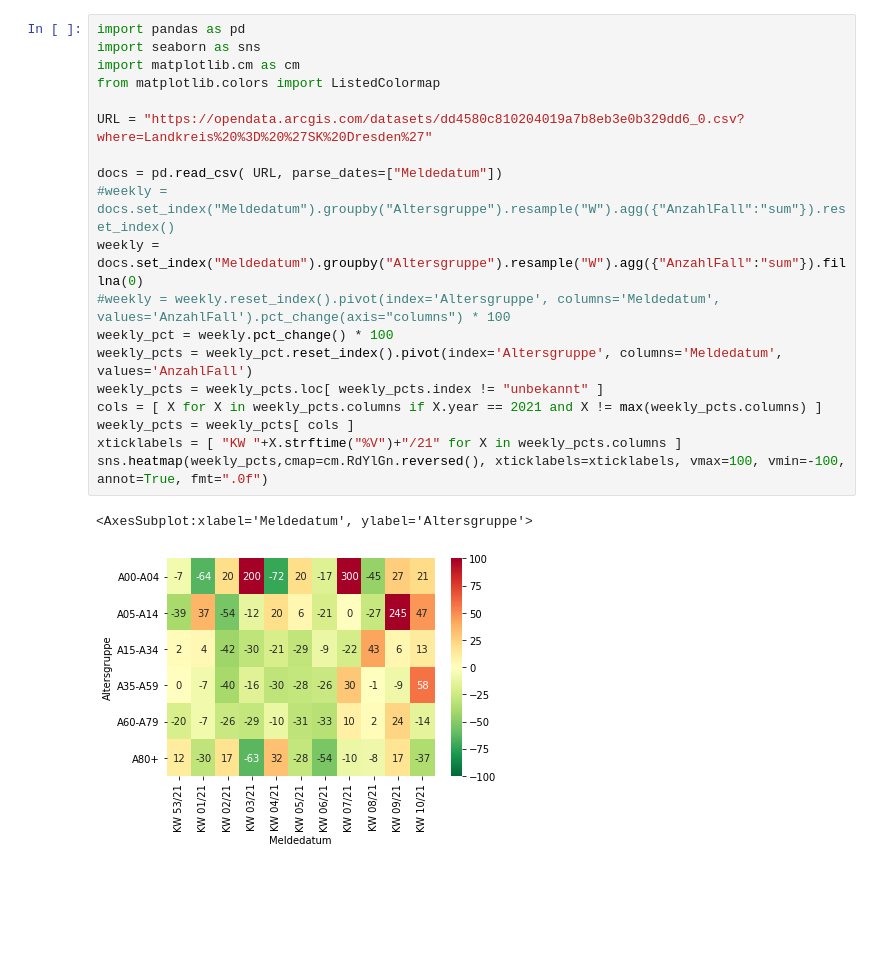
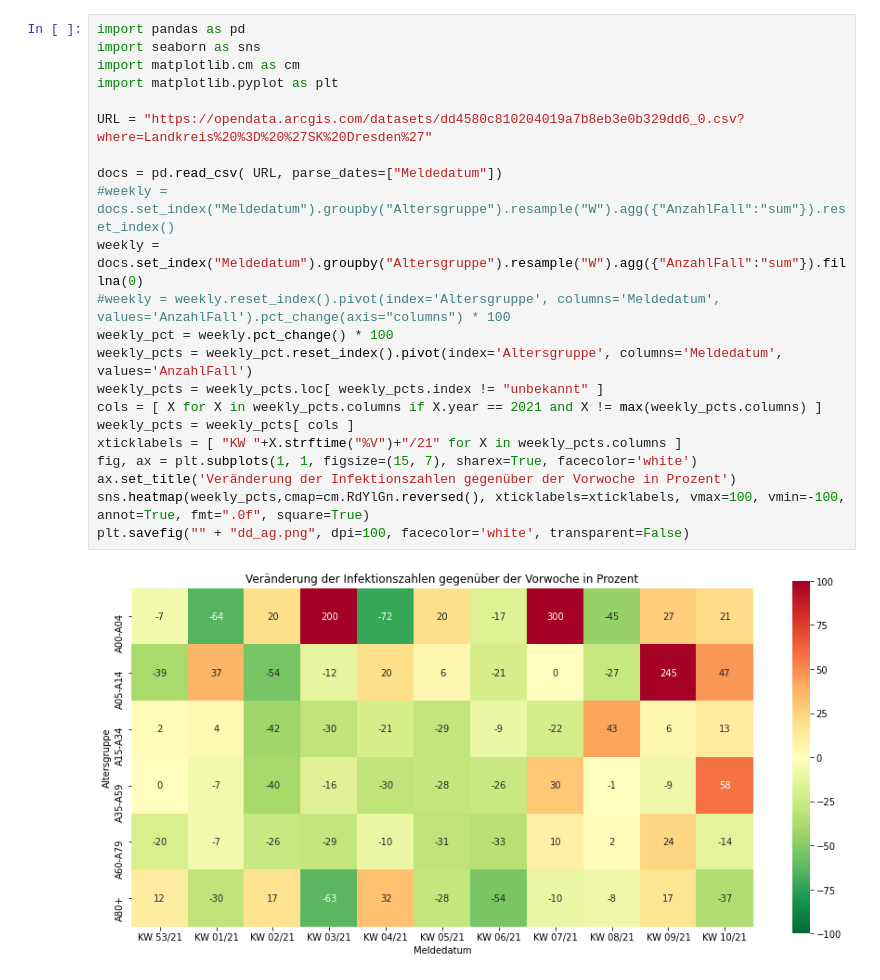
Before and after one commit to mkluge/covid-19, a Jupyter notebook: data/Dresden Altersgruppen.ipynb, the cells around one changed output. Saved outputs shown, nothing was run; the diff lists cells and outputs as text; blank space fills up the shorter version.

```diff
--- a/data/Dresden Altersgruppen.ipynb
+++ b/data/Dresden Altersgruppen.ipynb
@@ -1,22 +1,24 @@
 # %%
 import pandas as pd
 import seaborn as sns
 import matplotlib.cm as cm
-from matplotlib.colors import ListedColormap
+import matplotlib.pyplot as plt
 
 URL = "https://opendata.arcgis.com/datasets/dd4580c810204019a7b8eb3e0b329dd6_0.csv?where=Landkreis%20%3D%20%27SK%20Dresden%27"
 
 docs = pd.read_csv( URL, parse_dates=["Meldedatum"])
 #weekly = docs.set_index("Meldedatum").groupby("Altersgruppe").resample("W").agg({"AnzahlFall":"sum"}).reset_index()
 weekly = docs.set_index("Meldedatum").groupby("Altersgruppe").resample("W").agg({"AnzahlFall":"sum"}).fillna(0)
 #weekly = weekly.reset_index().pivot(index='Altersgruppe', columns='Meldedatum', values='AnzahlFall').pct_change(axis="columns") * 100
 weekly_pct = weekly.pct_change() * 100
 weekly_pcts = weekly_pct.reset_index().pivot(index='Altersgruppe', columns='Meldedatum', values='AnzahlFall')
 weekly_pcts = weekly_pcts.loc[ weekly_pcts.index != "unbekannt" ]
 cols = [ X for X in weekly_pcts.columns if X.year == 2021 and X != max(weekly_pcts.columns) ]
 weekly_pcts = weekly_pcts[ cols ]
 xticklabels = [ "KW "+X.strftime("%V")+"/21" for X in weekly_pcts.columns ]
-sns.heatmap(weekly_pcts,cmap=cm.RdYlGn.reversed(), xticklabels=xticklabels, vmax=100, vmin=-100, annot=True, fmt=".0f")
+fig, ax = plt.subplots(1, 1, figsize=(15, 7), sharex=True, facecolor='white')
+ax.set_title('Veränderung der Infektionszahlen gegenüber der Vorwoche in Prozent')
+sns.heatmap(weekly_pcts,cmap=cm.RdYlGn.reversed(), xticklabels=xticklabels, vmax=100, vmin=-100, annot=True, fmt=".0f", square=True)
+plt.savefig("" + "dd_ag.png", dpi=100, facecolor='white', transparent=False)
 # %% [output]
-<AxesSubplot:xlabel='Meldedatum', ylabel='Altersgruppe'>
-[figure, old version]
+[figure, new version]
```
